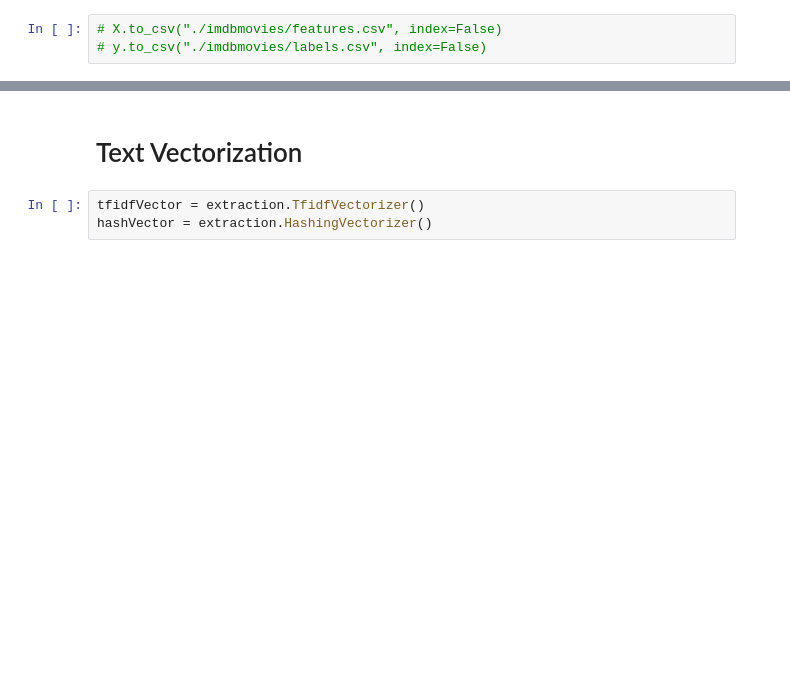
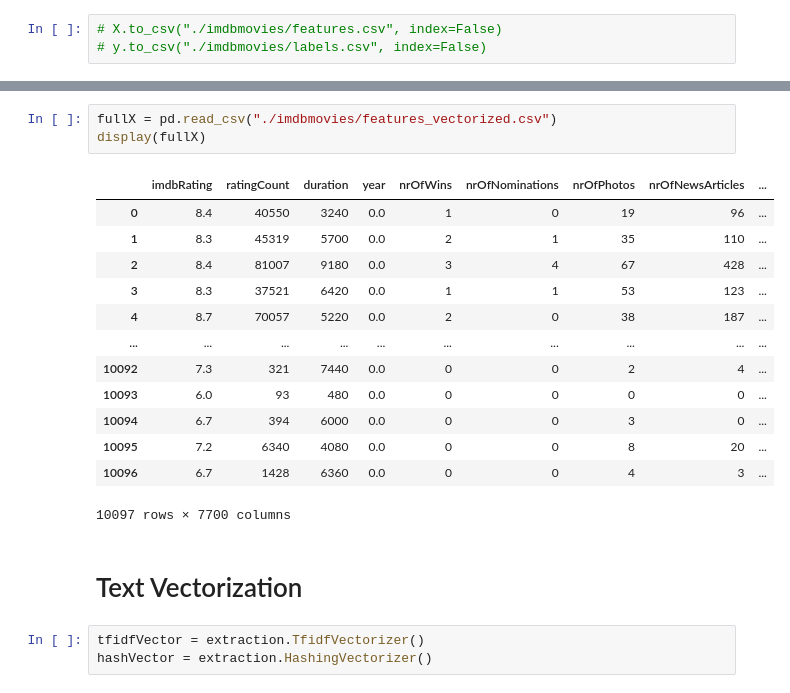
Before and after one commit to anuradhaboche/Movie-Genre-Prediction, a Jupyter notebook: Data Preprocessing.ipynb, the cells around one changed output, grey strips where cells are left out. Saved outputs shown, nothing was run; the diff lists cells and outputs as text; blank space fills up the shorter version.

Commit message:
full data

```diff
--- a/Data Preprocessing.ipynb
+++ b/Data Preprocessing.ipynb
@@ -116,3 +114,20 @@ origX
+# %%
+fullX = pd.read_csv("./imdbmovies/features_vectorized.csv")
+display(fullX)
+# %% [output]
+|  | imdbRating | ratingCount | duration | year | nrOfWins | nrOfNominations | nrOfPhotos | nrOfNewsArticles | ... |
+| 0 | 8.4 | 40550 | 3240 | 0.0 | 1 | 0 | 19 | 96 | ... |
+| 1 | 8.3 | 45319 | 5700 | 0.0 | 2 | 1 | 35 | 110 | ... |
+| 2 | 8.4 | 81007 | 9180 | 0.0 | 3 | 4 | 67 | 428 | ... |
+| 3 | 8.3 | 37521 | 6420 | 0.0 | 1 | 1 | 53 | 123 | ... |
+| 4 | 8.7 | 70057 | 5220 | 0.0 | 2 | 0 | 38 | 187 | ... |
+| ... | ... | ... | ... | ... | ... | ... | ... | ... | ... |
+| 10092 | 7.3 | 321 | 7440 | 0.0 | 0 | 0 | 2 | 4 | ... |
+| 10093 | 6.0 | 93 | 480 | 0.0 | 0 | 0 | 0 | 0 | ... |
+| 10094 | 6.7 | 394 | 6000 | 0.0 | 0 | 0 | 3 | 0 | ... |
+| 10095 | 7.2 | 6340 | 4080 | 0.0 | 0 | 0 | 8 | 20 | ... |
+| 10096 | 6.7 | 1428 | 6360 | 0.0 | 0 | 0 | 4 | 3 | ... |
+10097 rows × 7700 columns
 # %% [markdown]
 # Text Vectorization
 # %%
```
Also changed, not shown: parts of 12 cells of this notebook, 2 other files.
